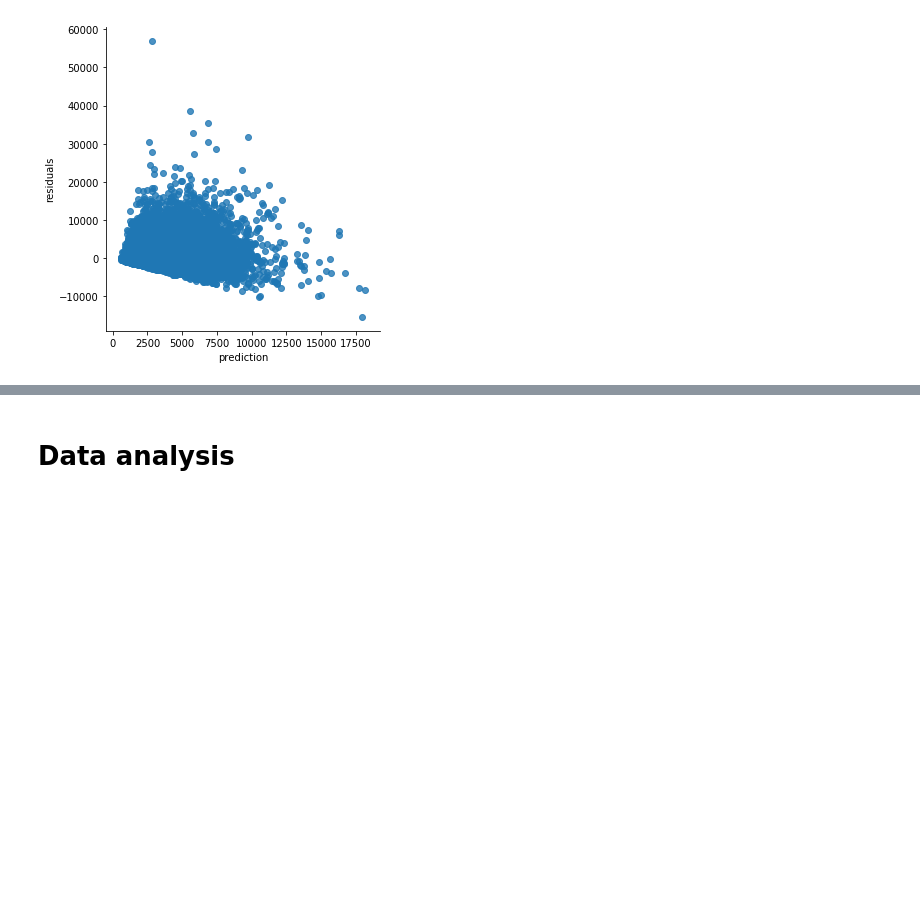
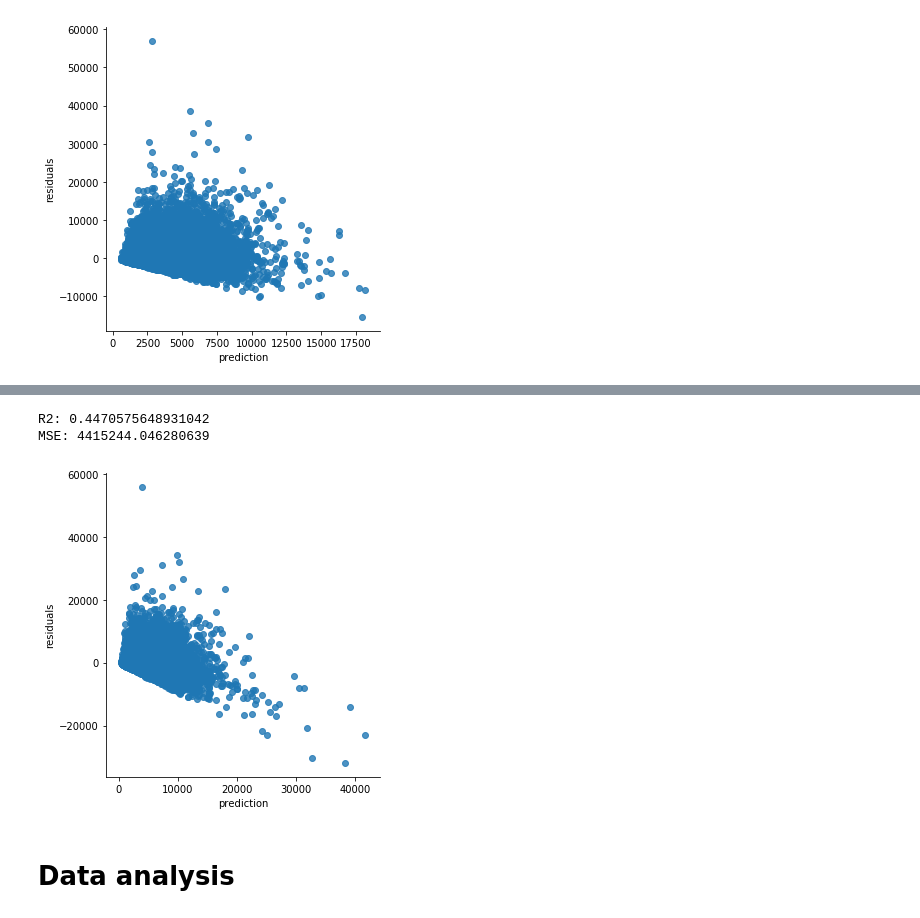
Before and after one commit to szylec/Kaggle, a Jupyter notebook: allstate_claims/analytics.ipynb, the cells around one changed output, grey strips where cells are left out. Saved outputs shown, nothing was run; the diff lists cells and outputs as text; code cells hidden in the pictures; blank space fills up the shorter version.

```diff
--- a/allstate_claims/analytics.ipynb
+++ b/allstate_claims/analytics.ipynb
@@ -238,0 +263,4 @@ Wall time: 349 µs
+# %%
+%%time
+# Train and validate model
+regressor.train(input_fn=input_fn_train, max_steps=STEPS)
@@ -238,0 +287,4 @@ Wall time: 349 µs
+# %%
+%%time
+# Evaluate
+prediction_generator = regressor.predict(input_fn=input_fn_valid)
@@ -238,0 +294,5 @@ Wall time: 349 µs
+# %%
+prediction = []
+for p in prediction_generator:
+    prediction.append(p)
+prediction = [p['predictions'][0] for p in prediction]
@@ -239,3 +306,9 @@ Wall time: 349 µs
+# %%
+evaluate_model(np.exp(y_valid), np.exp(prediction))
+# %% [output]
+R2: 0.4470575648931042
+MSE: 4415244.046280639
+[figure, added]
 # %% [markdown]
 # Data analysis
 # %%
```
Also changed, not shown: parts of 12 cells of this notebook, 2 other files.
